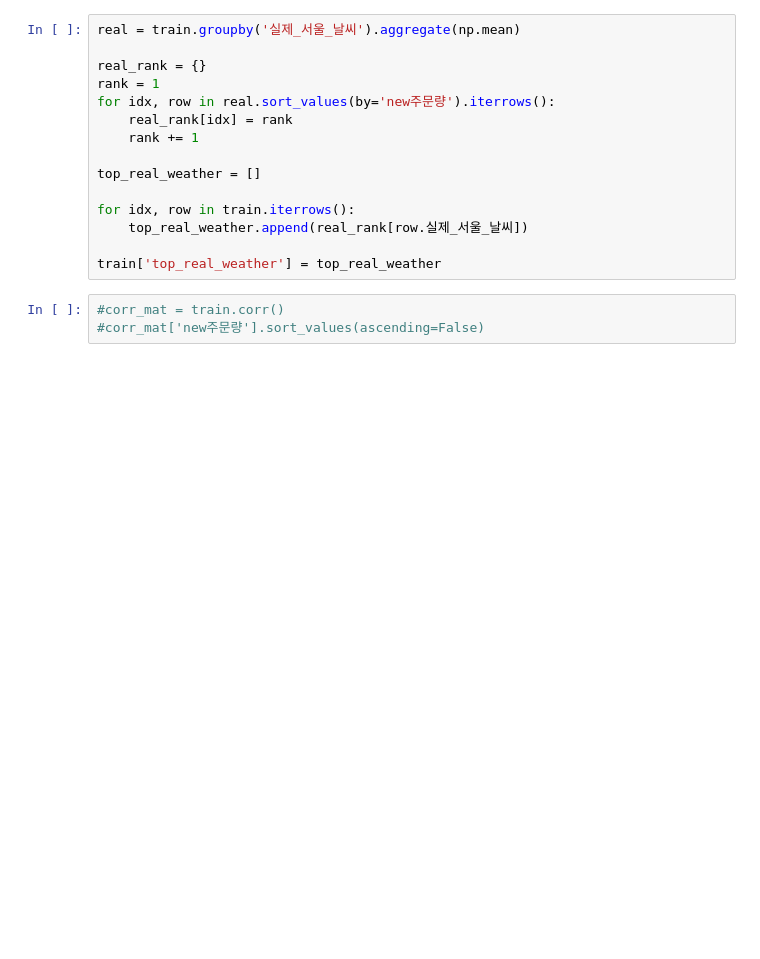
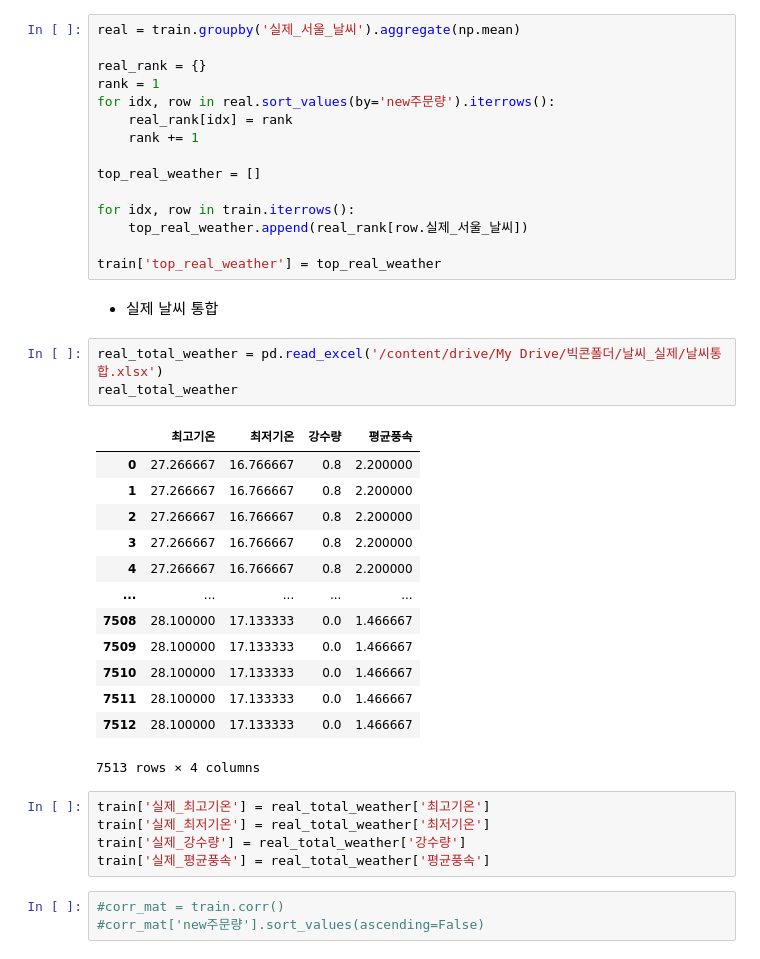
Before and after one commit to Hyerim0203/BigPyson, a Jupyter notebook: hueson/모델링통합및비교.ipynb, the cells around one changed output. Drawn from its saved outputs; the diff is of its cells as text; blank space fills up the shorter version.

```diff
--- a/hueson/모델링통합및비교.ipynb
+++ b/hueson/모델링통합및비교.ipynb
@@ -348,6 +348,30 @@ for idx, row in train.iterrows():
     top_real_weather.append(real_rank[row.실제_서울_날씨])
 
 train['top_real_weather'] = top_real_weather
+# %% [markdown]
+- 실제 날씨 통합
+# %%
+real_total_weather = pd.read_excel('/content/drive/My Drive/빅콘폴더/날씨_실제/날씨통합.xlsx')
+real_total_weather
+# %% [output]
+|  | 최고기온 | 최저기온 | 강수량 | 평균풍속 |
+| 0 | 27.266667 | 16.766667 | 0.8 | 2.200000 |
+| 1 | 27.266667 | 16.766667 | 0.8 | 2.200000 |
+| 2 | 27.266667 | 16.766667 | 0.8 | 2.200000 |
+| 3 | 27.266667 | 16.766667 | 0.8 | 2.200000 |
+| 4 | 27.266667 | 16.766667 | 0.8 | 2.200000 |
+| ... | ... | ... | ... | ... |
+| 7508 | 28.100000 | 17.133333 | 0.0 | 1.466667 |
+| 7509 | 28.100000 | 17.133333 | 0.0 | 1.466667 |
+| 7510 | 28.100000 | 17.133333 | 0.0 | 1.466667 |
+| 7511 | 28.100000 | 17.133333 | 0.0 | 1.466667 |
+| 7512 | 28.100000 | 17.133333 | 0.0 | 1.466667 |
+7513 rows × 4 columns
+# %%
+train['실제_최고기온'] = real_total_weather['최고기온']
+train['실제_최저기온'] = real_total_weather['최저기온']
+train['실제_강수량'] = real_total_weather['강수량']
+train['실제_평균풍속'] = real_total_weather['평균풍속']
 # %%
 #corr_mat = train.corr()
 #corr_mat['new주문량'].sort_values(ascending=False)
```
Also changed, not shown: parts of 28 cells of this notebook.
